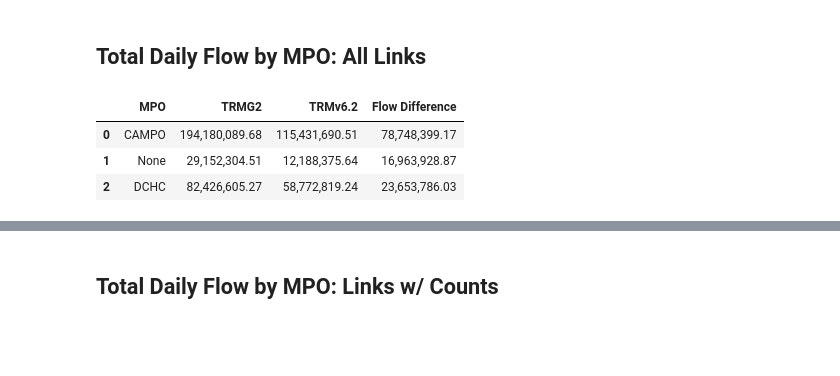
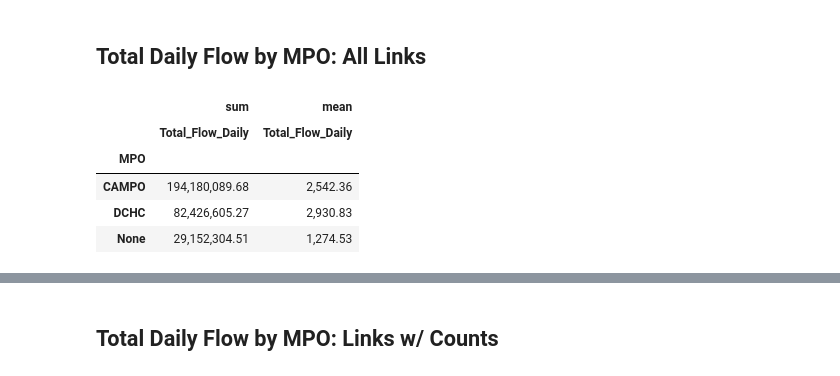
Before and after one commit to JFord-DCHCMPO/TRMG2_Analyses, a Jupyter notebook: TRMG2_2016_TRMv6.2_Compare.ipynb, the cells around one changed output, grey strips where cells are left out. Cells and saved outputs as stored; diff of their text form; code cells hidden in the pictures; blank space fills up the shorter version.

```diff
--- a/TRMG2_2016_TRMv6.2_Compare.ipynb
+++ b/TRMG2_2016_TRMv6.2_Compare.ipynb
@@ -24,36 +17,11 @@ dk = caliperpy.TransCAD.connect()
 # %% [markdown]
 ## Total Daily Flow by MPO: All Links
-# %%
-group_cols = ["MPO"]
-sum_cols = ["Total_Flow_Daily"]
-
-
-by_mpo_g2 = geography_utils.aggregate_by_geography(
-    hwy_2016_g2,
-    group_cols=group_cols,
-    sum_cols = sum_cols,
-)
-
-by_mpo_g2 =   by_mpo_g2.rename(columns={'Total_Flow_Daily': 'TRMG2'})
-
-
-
-sum_cols = ["ToTDlyVol"]
-
-by_mpo_v6 = geography_utils.aggregate_by_geography(
-    hwy_2016_v6,
-    group_cols=group_cols,
-    sum_cols = sum_cols,
-
-)
-
-by_mpo_v6["MPO"].replace({1: "CAMPO", 2: "DCHC", 0: "None"}, inplace=True)
-by_mpo_v6 = by_mpo_v6.rename(columns={'ToTDlyVol': 'TRMv6.2'})
-by_mpo = pd.merge(by_mpo_g2, by_mpo_v6)
-by_mpo['Flow Difference']=by_mpo['TRMG2']-by_mpo['TRMv6.2']
-by_mpo
-# %% [output]
-|  | MPO | TRMG2 | TRMv6.2 | Flow Difference |
-| 0 | CAMPO | 194,180,089.68 | 115,431,690.51 | 78,748,399.17 |
-| 1 | None | 29,152,304.51 | 12,188,375.64 | 16,963,928.87 |
-| 2 | DCHC | 82,426,605.27 | 58,772,819.24 | 23,653,786.03 |
+# %%
+hwy_2016_g2.pivot_table(values="Total_Flow_Daily", index="MPO",  aggfunc=[np.sum, np.mean],fill_value=0)
+# %% [output]
+|  | sum | mean |
+|  | Total_Flow_Daily | Total_Flow_Daily |
+| MPO |  |  |
+| CAMPO | 194,180,089.68 | 2,542.36 |
+| DCHC | 82,426,605.27 | 2,930.83 |
+| None | 29,152,304.51 | 1,274.53 |
```
Also changed, not shown: parts of 3 cells of this notebook, 2 other files.
